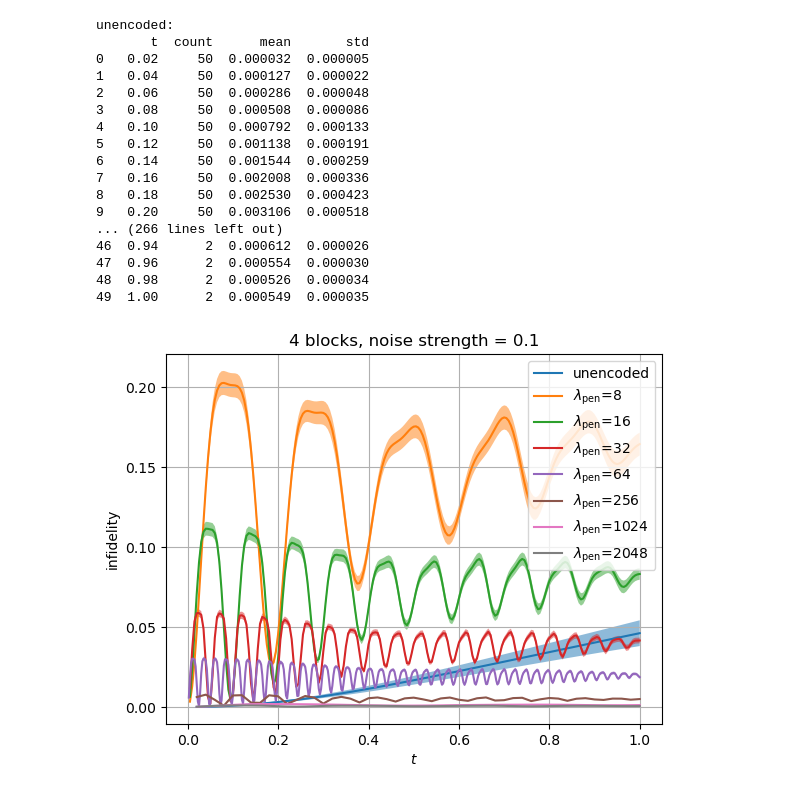
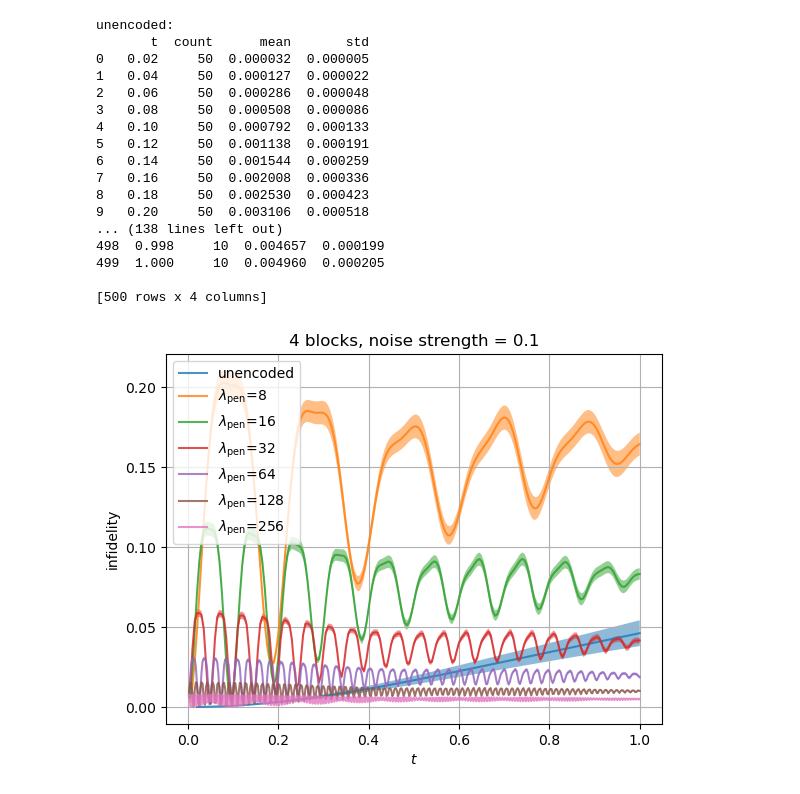
Before and after one commit to sqrta/ErrorSupression, a Jupyter notebook: use-dynamite/data/plot_sweep_time.ipynb, the cells around one changed output. Cells and saved outputs as stored; diff of their text form; code cells hidden in the pictures.

Commit message:
update plot

```diff
--- a/use-dynamite/data/plot_sweep_time.ipynb
+++ b/use-dynamite/data/plot_sweep_time.ipynb
@@ -33,11 +33,11 @@ std_arr = newdf["std"].to_numpy()
 # plt.errorbar(t_arr, mean_arr, yerr=std_arr,
 #              label="unencoded",
 #              fmt='o', markersize=3, zorder=2)
-plt.plot(t_arr, mean_arr, label='unencoded')
+plt.plot(t_arr, mean_arr, label='unencoded', alpha = 0.8)
 plt.fill_between(t_arr, mean_arr + std_arr, mean_arr - std_arr, alpha = 0.5)
 
 ##### encoded #####
-for lamb in [8, 16, 32, 64, 256, 1024, 2048]:
+for lamb in [8, 16, 32, 64, 128, 256]:
     data_t, data_seed, data_infidelity = [], [], []
 
     f = open(f"sweep_time_4blocks_noise=0.1_lamb={lamb}.txt")
@@ -64,37 +64,37 @@ for lamb in [8, 16, 32, 64, 256, 1024, 2048]:
     mean_arr = newdf["mean"].to_numpy()
     std_arr = newdf["std"].to_numpy()
 
     # plt.errorbar(t_arr, mean_arr, yerr=std_arr,
     #              label=r"encoded, $\lambda_{\mathrm{pen}}$=" + f"{lamb}",
     #              fmt='o', markersize=3, zorder=2)
-    plt.plot(t_arr, mean_arr, label=r"$\lambda_{\mathrm{pen}}$=" + f"{lamb}")
+    plt.plot(t_arr, mean_arr, label=r"$\lambda_{\mathrm{pen}}$=" + f"{lamb}", alpha = 0.8)
     plt.fill_between(t_arr, mean_arr + std_arr, mean_arr - std_arr, alpha = 0.5)
 
 plt.xlabel(r"$t$")
 plt.ylabel("infidelity")
 # plt.yscale("log")
 plt.title("4 blocks, noise strength = 0.1")
 plt.legend()
 # plt.legend(loc='upper left')
 plt.grid()
 plt.savefig("sweep_time_4blocks_noise=0.1.pdf", format="pdf", bbox_inches="tight")
 plt.show()
 # %% [output]
 unencoded:
        t  count      mean       std
 0   0.02     50  0.000032  0.000005
 1   0.04     50  0.000127  0.000022
 2   0.06     50  0.000286  0.000048
 3   0.08     50  0.000508  0.000086
 4   0.10     50  0.000792  0.000133
 5   0.12     50  0.001138  0.000191
 6   0.14     50  0.001544  0.000259
 7   0.16     50  0.002008  0.000336
 8   0.18     50  0.002530  0.000423
 9   0.20     50  0.003106  0.000518
-... (266 lines left out)
-46  0.94      2  0.000612  0.000026
-47  0.96      2  0.000554  0.000030
-48  0.98      2  0.000526  0.000034
-49  1.00      2  0.000549  0.000035
+... (138 lines left out)
+498  0.998     10  0.004657  0.000199
+499  1.000     10  0.004960  0.000205
+
+[500 rows x 4 columns]
-[figure, old version]
+[figure, new version]
```
